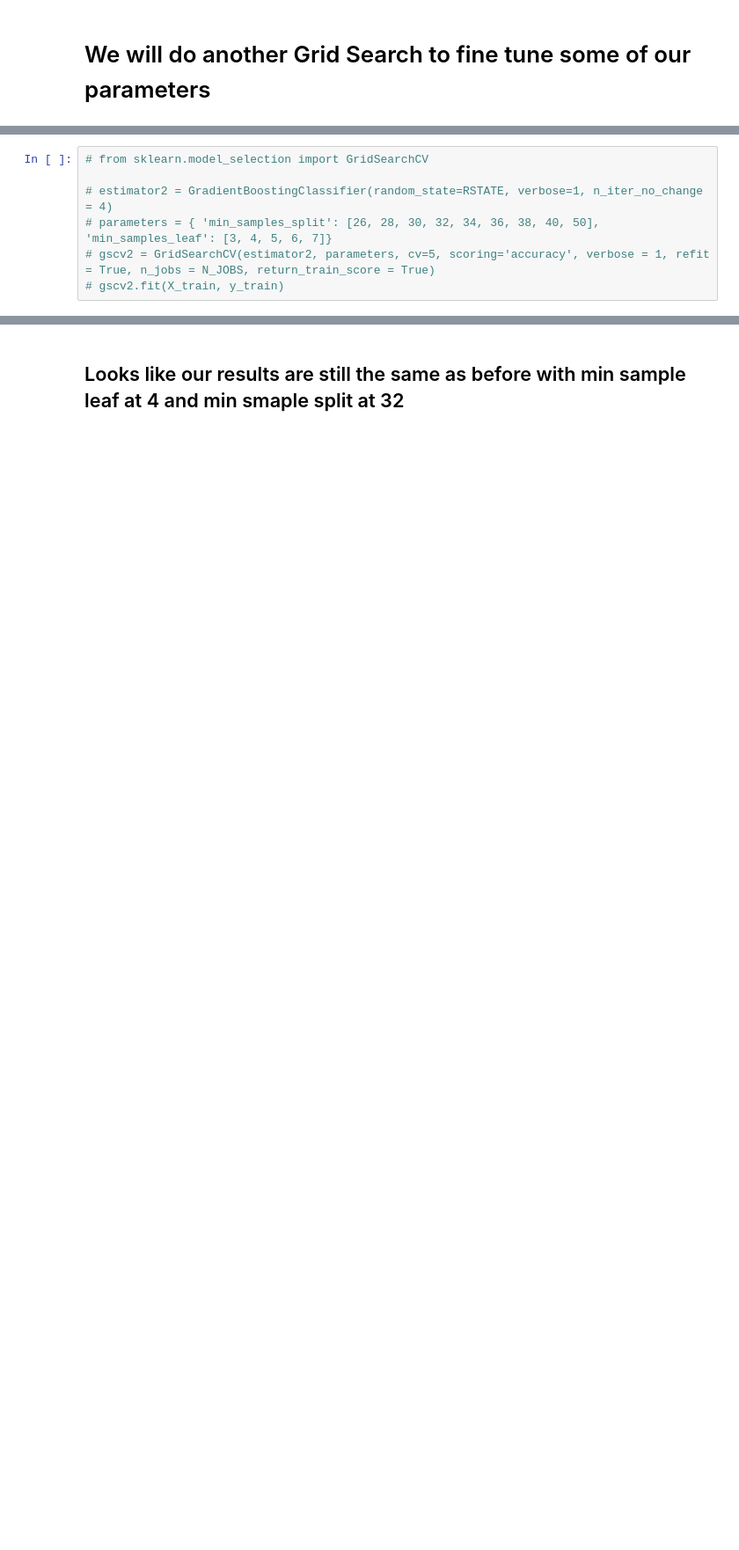
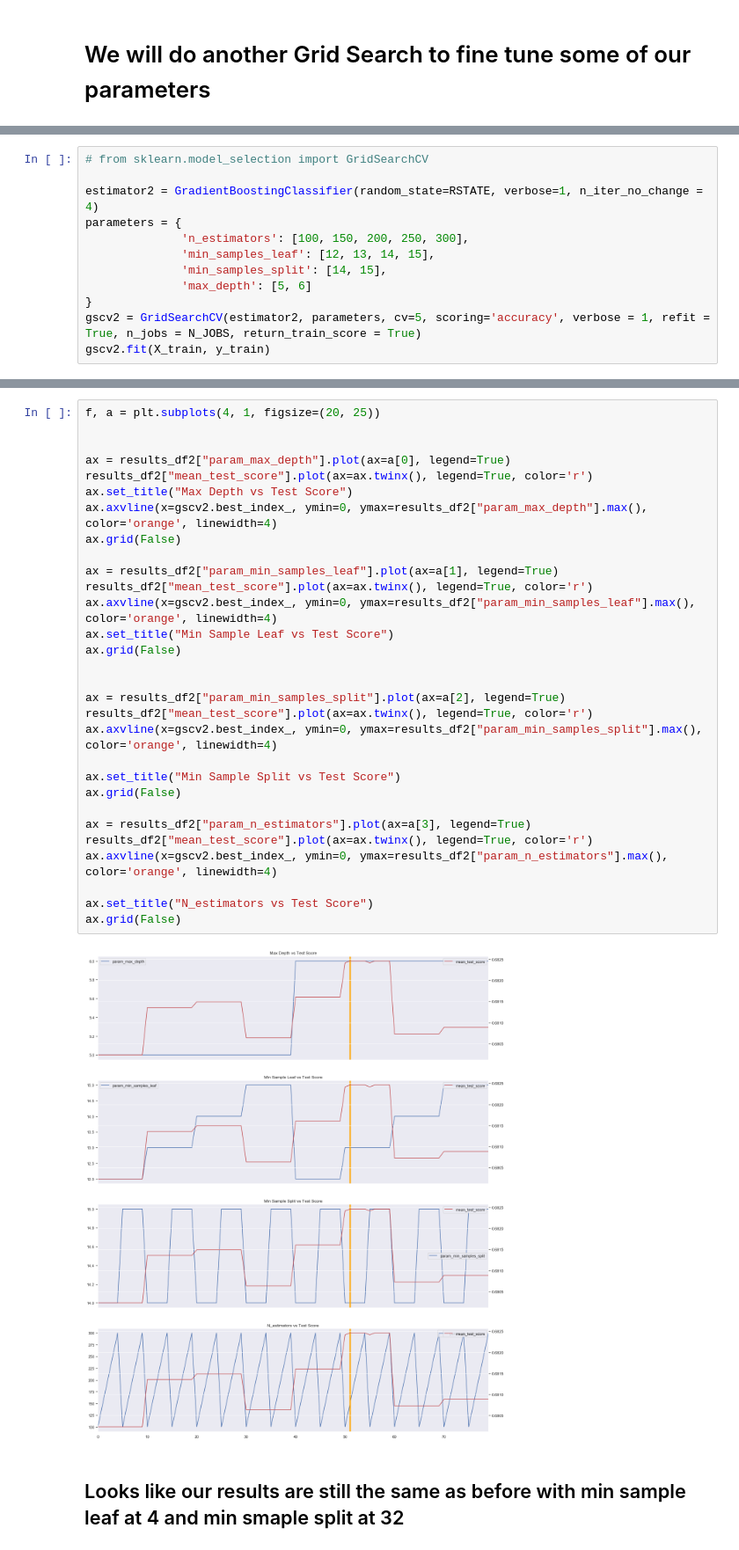
Before and after one commit to sv650s/atp-tennis-predictions, a Jupyter notebook: notebooks/7.2.4-atp_diff-ohe-1985-gridsearchCV.ipynb, the cells around one changed output, grey strips where cells are left out. Shown at 88% size. Drawn from its saved outputs; the diff is of its cells as text; blank space fills up the shorter version.

Commit message:
renamed notebooks and re-ran CV searches notebook

```diff
--- a/notebooks/7.2.4-atp_diff-ohe-1985-gridsearchCV.ipynb
+++ b/notebooks/7.2.4-atp_diff-ohe-1985-gridsearchCV.ipynb
@@ -205,7 +345,12 @@ gscv.best_params_
 # %%
 # from sklearn.model_selection import GridSearchCV
 
-# estimator2 = GradientBoostingClassifier(random_state=RSTATE, verbose=1, n_iter_no_change = 4)
-# parameters = { 'min_samples_split': [26, 28, 30, 32, 34, 36, 38, 40, 50],  'min_samples_leaf': [3, 4, 5, 6, 7]}
-# gscv2 = GridSearchCV(estimator2, parameters, cv=5, scoring='accuracy', verbose = 1, refit = True, n_jobs = N_JOBS, return_train_score = True)
-# gscv2.fit(X_train, y_train)
+estimator2 = GradientBoostingClassifier(random_state=RSTATE, verbose=1, n_iter_no_change = 4)
+parameters = {
+              'n_estimators': [100, 150, 200, 250, 300],
+              'min_samples_leaf': [12, 13, 14, 15],
+              'min_samples_split': [14, 15],
+              'max_depth': [5, 6]
+}
+gscv2 = GridSearchCV(estimator2, parameters, cv=5, scoring='accuracy', verbose = 1, refit = True, n_jobs = N_JOBS, return_train_score = True)
+gscv2.fit(X_train, y_train)
@@ -221,3 +441,35 @@ gscv2.best_params_
+# %%
+f, a = plt.subplots(4, 1, figsize=(20, 25))
+
+
+ax = results_df2["param_max_depth"].plot(ax=a[0], legend=True)
+results_df2["mean_test_score"].plot(ax=ax.twinx(), legend=True, color='r')
+ax.set_title("Max Depth vs Test Score")
+ax.axvline(x=gscv2.best_index_, ymin=0, ymax=results_df2["param_max_depth"].max(), color='orange', linewidth=4)
+ax.grid(False)
+
+ax = results_df2["param_min_samples_leaf"].plot(ax=a[1], legend=True)
+results_df2["mean_test_score"].plot(ax=ax.twinx(), legend=True, color='r')
+ax.axvline(x=gscv2.best_index_, ymin=0, ymax=results_df2["param_min_samples_leaf"].max(), color='orange', linewidth=4)
+ax.set_title("Min Sample Leaf vs Test Score")
+ax.grid(False)
+
+
+ax = results_df2["param_min_samples_split"].plot(ax=a[2], legend=True)
+results_df2["mean_test_score"].plot(ax=ax.twinx(), legend=True, color='r')
+ax.axvline(x=gscv2.best_index_, ymin=0, ymax=results_df2["param_min_samples_split"].max(), color='orange', linewidth=4)
+
+ax.set_title("Min Sample Split vs Test Score")
+ax.grid(False)
+
+ax = results_df2["param_n_estimators"].plot(ax=a[3], legend=True)
+results_df2["mean_test_score"].plot(ax=ax.twinx(), legend=True, color='r')
+ax.axvline(x=gscv2.best_index_, ymin=0, ymax=results_df2["param_n_estimators"].max(), color='orange', linewidth=4)
+
+ax.set_title("N_estimators vs Test Score")
+ax.grid(False)
+# %% [output]
+[figure, added]
 # %% [markdown]
 ## Looks like our results are still the same as before with min sample leaf at 4 and min smaple split at 32
 # %%
```
Also changed, not shown: parts of 27 cells of this notebook, 36 other files.
